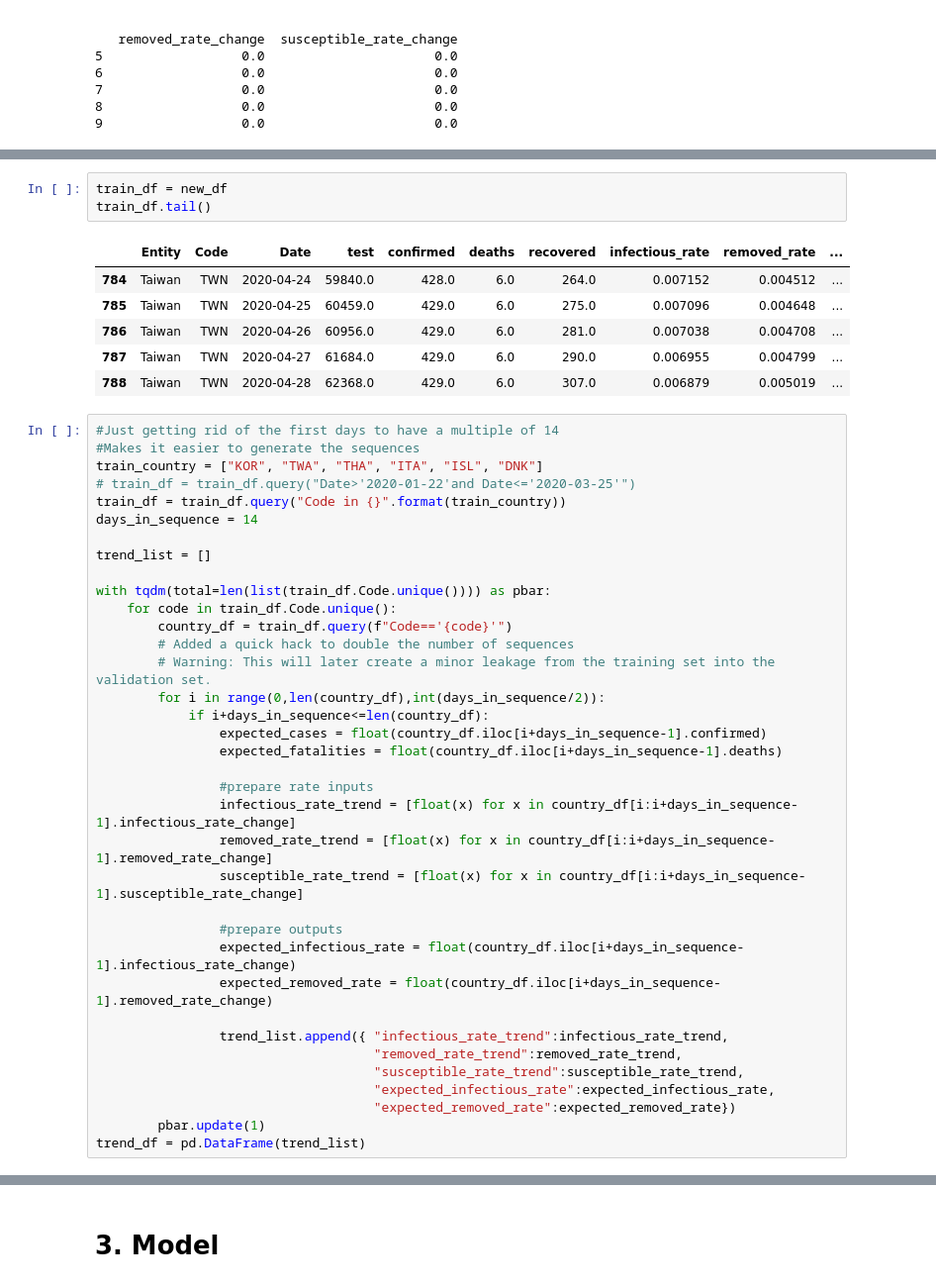
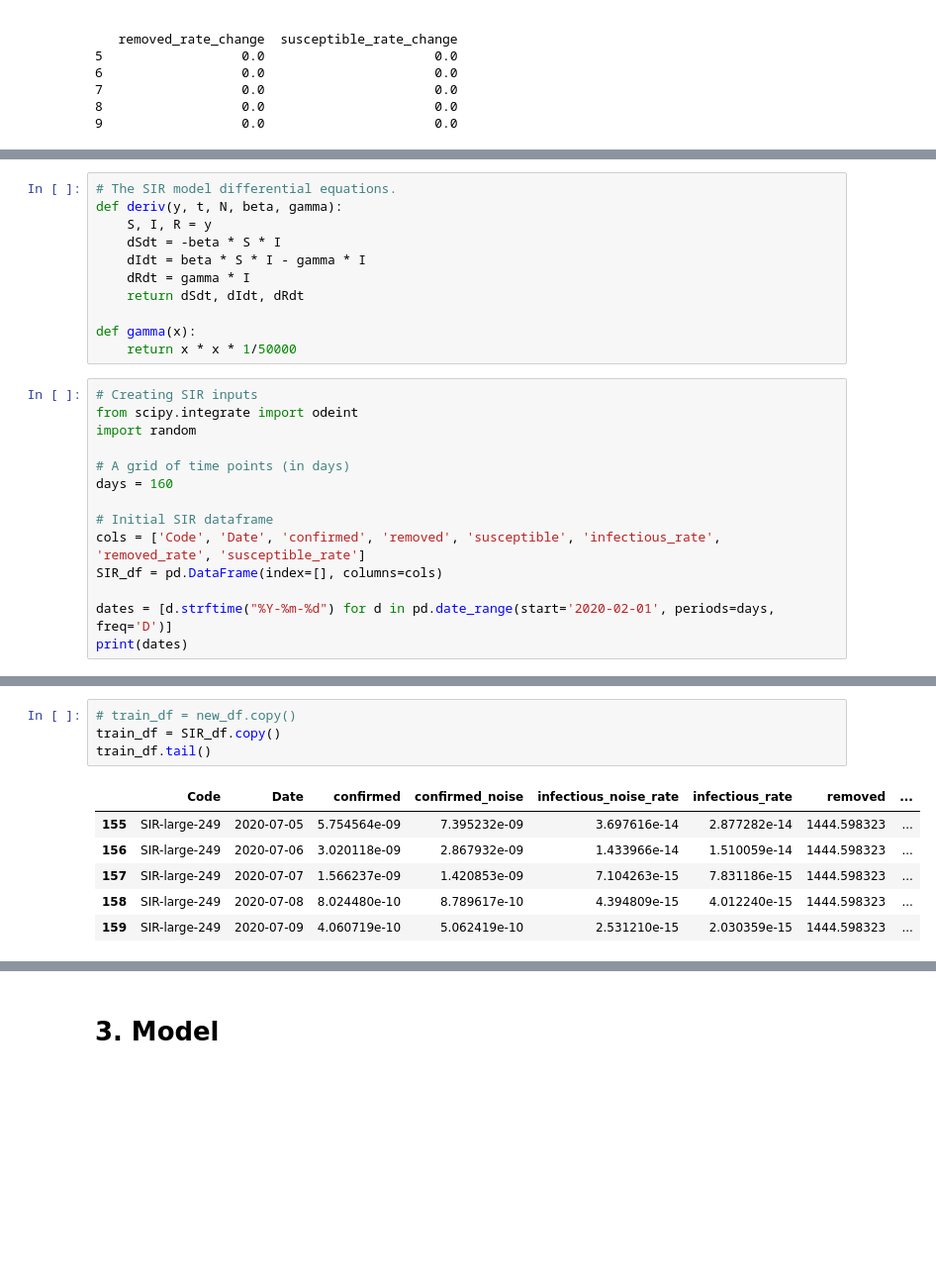
Before and after one commit to skrimson/covid-19, a Jupyter notebook: covid-deepscore.ipynb, the cells around one changed output, grey strips where cells are left out. Shown at 99% size. Drawn from its saved outputs; the diff is of its cells as text; blank space fills up the shorter version.

Commit message:
sir noise

```diff
--- a/covid-deepscore.ipynb
+++ b/covid-deepscore.ipynb
@@ -228,0 +274,25 @@ Entity Code        Date          test  confirmed  deaths  recovered  \
+# %%
+# The SIR model differential equations.
+def deriv(y, t, N, beta, gamma):
+    S, I, R = y
+    dSdt = -beta * S * I
+    dIdt = beta * S * I - gamma * I
+    dRdt = gamma * I
+    return dSdt, dIdt, dRdt
+
+def gamma(x):
+    return x * x * 1/50000
+# %%
+# Creating SIR inputs
+from scipy.integrate import odeint
+import random
+
+# A grid of time points (in days)
+days = 160
+
+# Initial SIR dataframe
+cols = ['Code', 'Date', 'confirmed', 'removed', 'susceptible', 'infectious_rate', 'removed_rate', 'susceptible_rate']
+SIR_df = pd.DataFrame(index=[], columns=cols)
+
+dates = [d.strftime("%Y-%m-%d") for d in pd.date_range(start='2020-02-01', periods=days, freq='D')]
+print(dates)
@@ -229,46 +592,11 @@ Entity Code        Date          test  confirmed  deaths  recovered  \
 # %%
-train_df = new_df
+# train_df = new_df.copy()
+train_df = SIR_df.copy()
 train_df.tail()
 # %% [output]
-|  | Entity | Code | Date | test | confirmed | deaths | recovered | infectious_rate | removed_rate | ... |
-| 784 | Taiwan | TWN | 2020-04-24 | 59840.0 | 428.0 | 6.0 | 264.0 | 0.007152 | 0.004512 | ... |
-| 785 | Taiwan | TWN | 2020-04-25 | 60459.0 | 429.0 | 6.0 | 275.0 | 0.007096 | 0.004648 | ... |
-| 786 | Taiwan | TWN | 2020-04-26 | 60956.0 | 429.0 | 6.0 | 281.0 | 0.007038 | 0.004708 | ... |
-| 787 | Taiwan | TWN | 2020-04-27 | 61684.0 | 429.0 | 6.0 | 290.0 | 0.006955 | 0.004799 | ... |
-| 788 | Taiwan | TWN | 2020-04-28 | 62368.0 | 429.0 | 6.0 | 307.0 | 0.006879 | 0.005019 | ... |
+|  | Code | Date | confirmed | confirmed_noise | infectious_noise_rate | infectious_rate | removed | ... |
+| 155 | SIR-large-249 | 2020-07-05 | 5.754564e-09 | 7.395232e-09 | 3.697616e-14 | 2.877282e-14 | 1444.598323 | ... |
+| 156 | SIR-large-249 | 2020-07-06 | 3.020118e-09 | 2.867932e-09 | 1.433966e-14 | 1.510059e-14 | 1444.598323 | ... |
+| 157 | SIR-large-249 | 2020-07-07 | 1.566237e-09 | 1.420853e-09 | 7.104263e-15 | 7.831186e-15 | 1444.598323 | ... |
+| 158 | SIR-large-249 | 2020-07-08 | 8.024480e-10 | 8.789617e-10 | 4.394809e-15 | 4.012240e-15 | 1444.598323 | ... |
+| 159 | SIR-large-249 | 2020-07-09 | 4.060719e-10 | 5.062419e-10 | 2.531210e-15 | 2.030359e-15 | 1444.598323 | ... |
-# %%
-#Just getting rid of the first days to have a multiple of 14
-#Makes it easier to generate the sequences
-train_country = ["KOR", "TWA", "THA", "ITA", "ISL", "DNK"]
-# train_df = train_df.query("Date>'2020-01-22'and Date<='2020-03-25'")
-train_df = train_df.query("Code in {}".format(train_country))
-days_in_sequence = 14
-
-trend_list = []
-
-with tqdm(total=len(list(train_df.Code.unique()))) as pbar:
-    for code in train_df.Code.unique():
-        country_df = train_df.query(f"Code=='{code}'")
-        # Added a quick hack to double the number of sequences
-        # Warning: This will later create a minor leakage from the training set into the validation set.
-        for i in range(0,len(country_df),int(days_in_sequence/2)):
-            if i+days_in_sequence<=len(country_df):
-                expected_cases = float(country_df.iloc[i+days_in_sequence-1].confirmed)
-                expected_fatalities = float(country_df.iloc[i+days_in_sequence-1].deaths)
-
-                #prepare rate inputs
-                infectious_rate_trend = [float(x) for x in country_df[i:i+days_in_sequence-1].infectious_rate_change]
-                removed_rate_trend = [float(x) for x in country_df[i:i+days_in_sequence-1].removed_rate_change]
-                susceptible_rate_trend = [float(x) for x in country_df[i:i+days_in_sequence-1].susceptible_rate_change]
-
-                #prepare outputs
-                expected_infectious_rate = float(country_df.iloc[i+days_in_sequence-1].infectious_rate_change)
-                expected_removed_rate = float(country_df.iloc[i+days_in_sequence-1].removed_rate_change)
-
-                trend_list.append({ "infectious_rate_trend":infectious_rate_trend,
-                                    "removed_rate_trend":removed_rate_trend,
-                                    "susceptible_rate_trend":susceptible_rate_trend,
-                                    "expected_infectious_rate":expected_infectious_rate,
-                                    "expected_removed_rate":expected_removed_rate})
-        pbar.update(1)
-trend_df = pd.DataFrame(trend_list)
```
Also changed, not shown: parts of 48 cells of this notebook, 14 other files.
